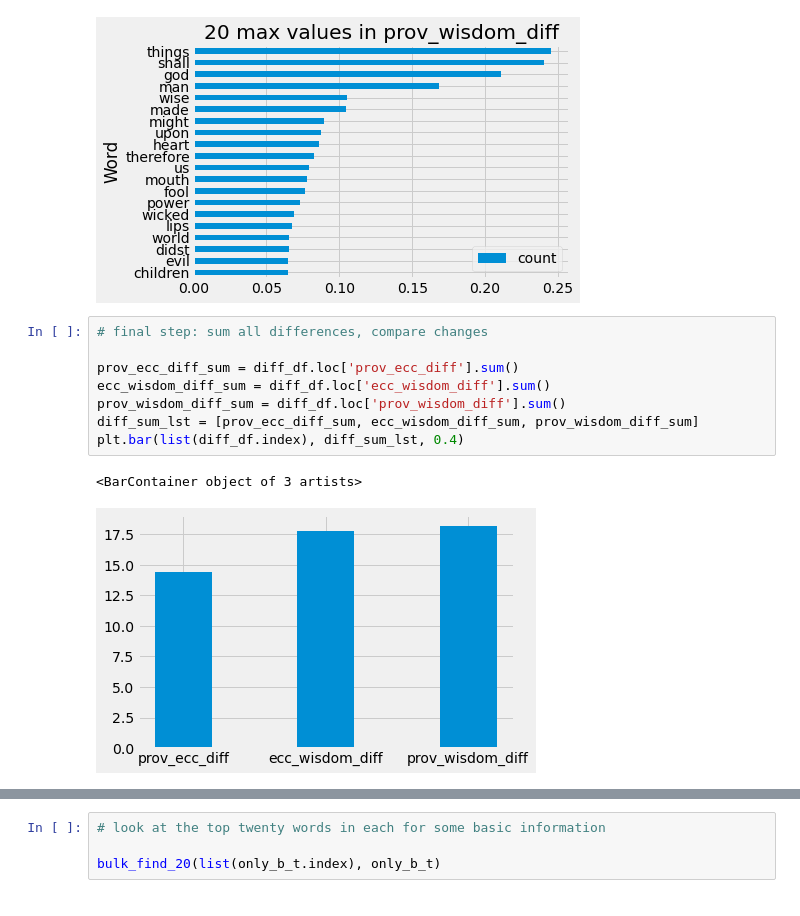
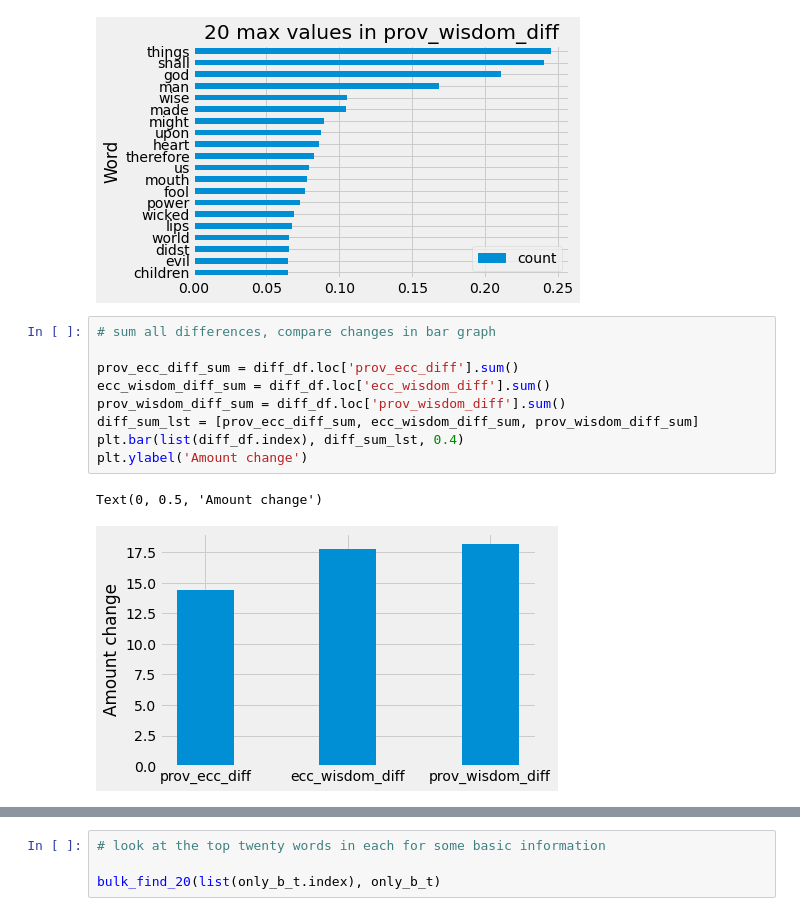
Before and after one commit to khkwong/datahacks2021, a Jupyter notebook: beginner_track.ipynb, the cells around one changed output, grey strips where cells are left out. Saved outputs shown, nothing was run; the diff lists cells and outputs as text.

```diff
--- a/beginner_track.ipynb
+++ b/beginner_track.ipynb
@@ -145,13 +152,14 @@ bulk_find_20(list(diff_df.index), diff_df)
 [figure]
 [figure]
 # %%
-# final step: sum all differences, compare changes
+# sum all differences, compare changes in bar graph
 
 prov_ecc_diff_sum = diff_df.loc['prov_ecc_diff'].sum()
 ecc_wisdom_diff_sum = diff_df.loc['ecc_wisdom_diff'].sum()
 prov_wisdom_diff_sum = diff_df.loc['prov_wisdom_diff'].sum()
 diff_sum_lst = [prov_ecc_diff_sum, ecc_wisdom_diff_sum, prov_wisdom_diff_sum]
 plt.bar(list(diff_df.index), diff_sum_lst, 0.4)
+plt.ylabel('Amount change')
 # %% [output]
-<BarContainer object of 3 artists>
+Text(0, 0.5, 'Amount change')
-[figure, old version]
+[figure, new version]
```
Also changed, not shown: parts of 8 cells of this notebook.
